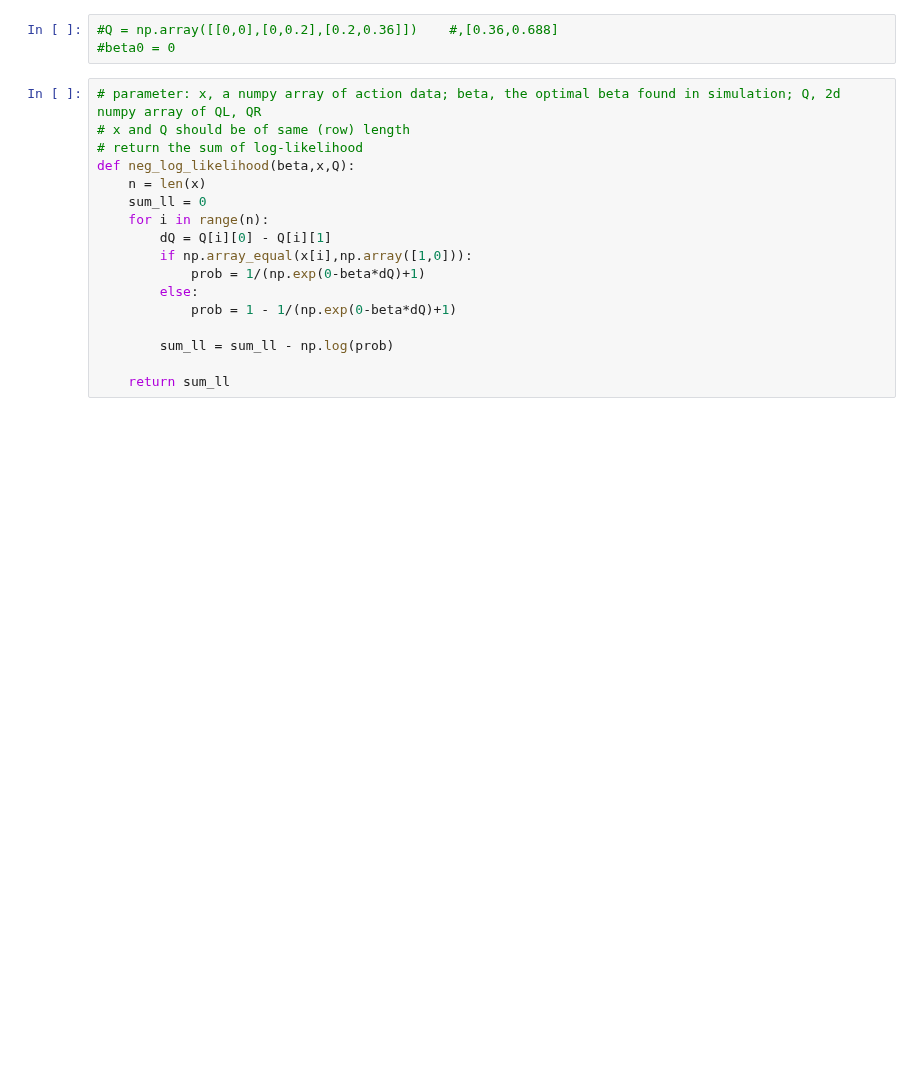
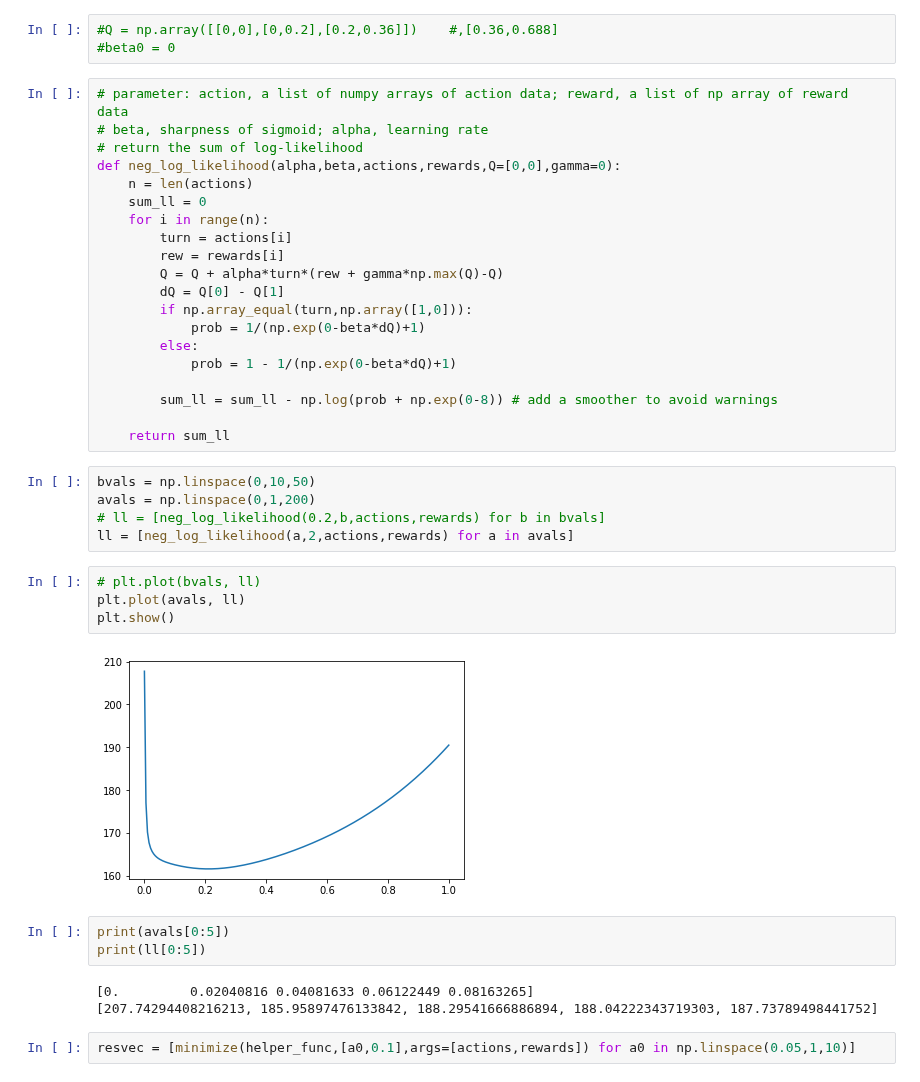
Before and after one commit to Maylibooyah69/RewardReversalPorject, a Jupyter notebook: MLE on beta.ipynb, the cells around one changed output. Drawn from its saved outputs; the diff is of its cells as text; blank space fills up the shorter version.

```diff
--- a/MLE on beta.ipynb
+++ b/MLE on beta.ipynb
@@ -140,19 +148,41 @@ The action of agent is given by a sigmoid-like function of Q, beta as a paramete
 #Q = np.array([[0,0],[0,0.2],[0.2,0.36]])    #,[0.36,0.688]
 #beta0 = 0
 # %%
-# parameter: x, a numpy array of action data; beta, the optimal beta found in simulation; Q, 2d numpy array of QL, QR
-# x and Q should be of same (row) length
+# parameter: action, a list of numpy arrays of action data; reward, a list of np array of reward data
+# beta, sharpness of sigmoid; alpha, learning rate
 # return the sum of log-likelihood
-def neg_log_likelihood(beta,x,Q):
-    n = len(x)
+def neg_log_likelihood(alpha,beta,actions,rewards,Q=[0,0],gamma=0):
+    n = len(actions)
     sum_ll = 0
     for i in range(n):
-        dQ = Q[i][0] - Q[i][1]
-        if np.array_equal(x[i],np.array([1,0])):
+        turn = actions[i]
+        rew = rewards[i]
+        Q = Q + alpha*turn*(rew + gamma*np.max(Q)-Q)
+        dQ = Q[0] - Q[1]
+        if np.array_equal(turn,np.array([1,0])):
             prob = 1/(np.exp(0-beta*dQ)+1)
         else:
             prob = 1 - 1/(np.exp(0-beta*dQ)+1)
 
-        sum_ll = sum_ll - np.log(prob)
+        sum_ll = sum_ll - np.log(prob + np.exp(0-8)) # add a smoother to avoid warnings
 
     return sum_ll
+# %%
+bvals = np.linspace(0,10,50)
+avals = np.linspace(0,1,200)
+# ll = [neg_log_likelihood(0.2,b,actions,rewards) for b in bvals]
+ll = [neg_log_likelihood(a,2,actions,rewards) for a in avals]
+# %%
+# plt.plot(bvals, ll)
+plt.plot(avals, ll)
+plt.show()
+# %% [output]
+[figure, added]
+# %%
+print(avals[0:5])
+print(ll[0:5])
+# %% [output]
+[0.         0.02040816 0.04081633 0.06122449 0.08163265]
+[207.74294408216213, 185.95897476133842, 188.29541666886894, 188.04222343719303, 187.73789498441752]
+# %%
+resvec = [minimize(helper_func,[a0,0.1],args=[actions,rewards]) for a0 in np.linspace(0.05,1,10)]
```
Also changed, not shown: parts of 19 cells of this notebook.
